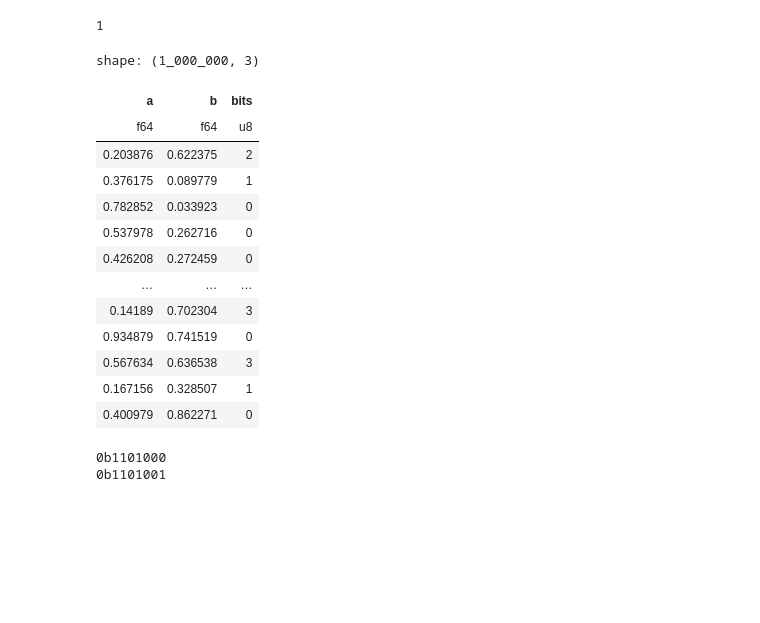
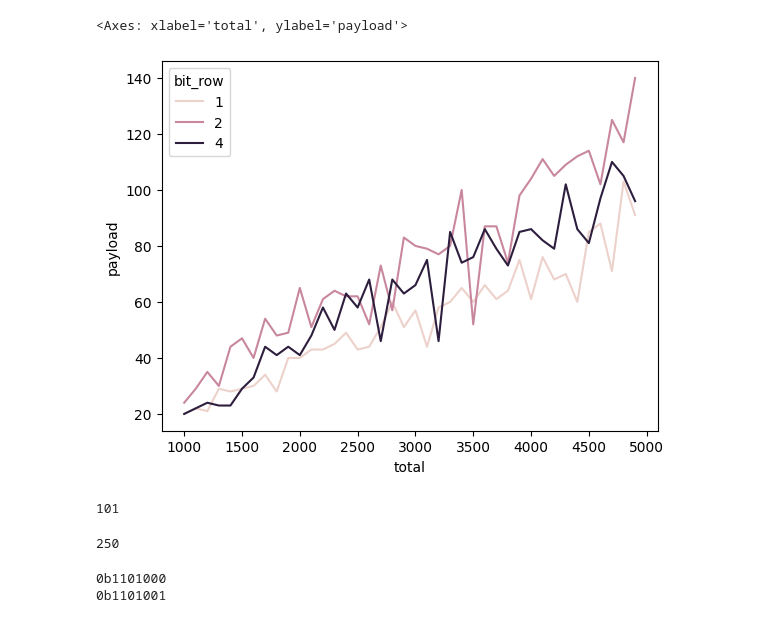
Before and after one commit to dridk/steganodf, a Jupyter notebook: Untitled.ipynb, the cells around one changed output. Drawn from its saved outputs; the diff is of its cells as text; code cells hidden in the pictures; blank space fills up the shorter version.

```diff
--- a/Untitled.ipynb
+++ b/Untitled.ipynb
@@ -34,35 +42,30 @@ shape: (1_000_000, 2)
 # %%
+results = []
 
-bit_per_line = 2
-
-def string_to_bit(text:str):
-    h = hashlib.md5(text.encode())
-    binary = h.digest()[0]
-    binary = binary >> ( 8 - bit_per_line)
-    return binary
-
-
-string_to_bit("hello")
+for b in [1,2,4]:
+    for s in tqdm(range(1000, 5000, 100)):
+        a = BitPool(bit_per_row=b, parity_size=1)
+        sdf = df.head(s)
+        size = a.estimate_max_payload(sdf)
+        results.append({"total": s, "payload": size, "bit_row": b})
-# %% [output]
-1
 # %%
-newdf = df.with_columns(df.cast(pl.String()).sum_horizontal().map_elements(string_to_bit, return_dtype=pl.UInt8).alias("bits"))
-newdf
+ddf= pl.DataFrame(results)
+sns.lineplot(x="total", y="payload", hue="bit_row", data=ddf)
 # %% [output]
-shape: (1_000_000, 3)
+<Axes: xlabel='total', ylabel='payload'>
-| a | b | bits |
-| f64 | f64 | u8 |
-| 0.203876 | 0.622375 | 2 |
-| 0.376175 | 0.089779 | 1 |
-| 0.782852 | 0.033923 | 0 |
-| 0.537978 | 0.262716 | 0 |
-| 0.426208 | 0.272459 | 0 |
-| … | … | … |
-| 0.14189 | 0.702304 | 3 |
-| 0.934879 | 0.741519 | 0 |
-| 0.567634 | 0.636538 | 3 |
-| 0.167156 | 0.328507 | 1 |
-| 0.400979 | 0.862271 | 0 |
+[figure, added]
+# %%
+a = BitPool(bit_per_row=2, block_size=100, parity_size=1)
+sdf = df.head(2000)
+size = a.estimate_max_payload(sdf)
+
+print(size)
+# %% [output]
+101
+# %%
+a.get_total_size_available(sdf)
+# %% [output]
+250
 # %%
 def create_pool(bits:list) ->  dict:
     pool = {i: list() for i in range(2**bit_per_line)}
```
Also changed, not shown: parts of 2 cells of this notebook.
